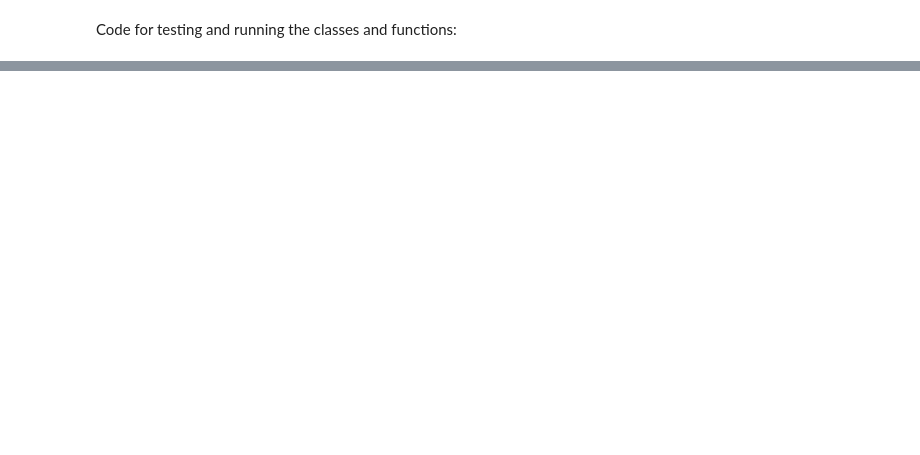
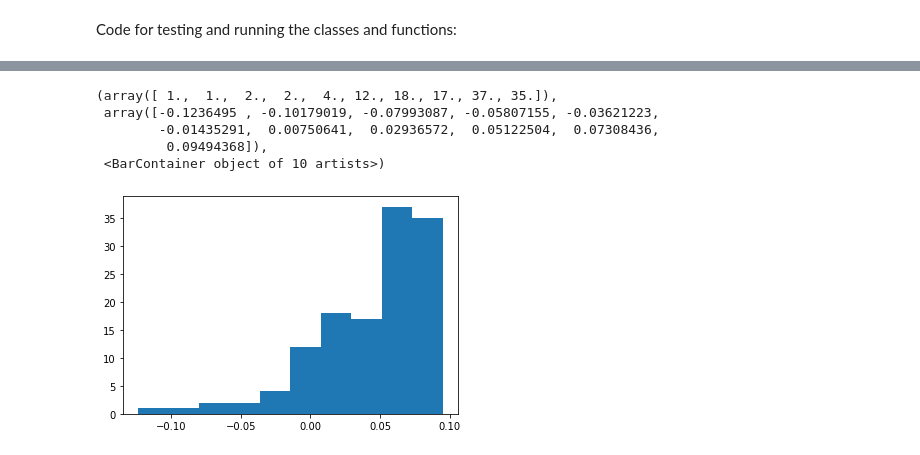
Before and after one commit to anti002/IsolationForestTinyML, a Jupyter notebook: Offline_solution/antonForest.ipynb, the cells around one changed output, grey strips where cells are left out. Drawn from its saved outputs; the diff is of its cells as text; code cells hidden in the pictures; blank space fills up the shorter version.

Commit message:
lots of bug fixes, data sets added

```diff
--- a/Offline_solution/antonForest.ipynb
+++ b/Offline_solution/antonForest.ipynb
@@ -172,11 +170,18 @@ random_state = np.random.RandomState(42)
 # Fit the models with the generated data and
 # compare model performances
 def c(size):
+    #if size <= 1:
+    #    return 1.
+    #else:
+    #    return 2. * (np.log(size-1.)+0.5772156649) - 2.*(size-1.)/size
+
+
+
     if size > 2:
         return 2 * (np.log(size-1)+0.5772156649) - 2*(size-1)/size
     if size == 2:
-        return 1
-    return 0
+        return 1.
+    return 0.
 
 n_trees = 100
 np.random.seed(42)
@@ -189,7 +194,7 @@ clf_lib = IsolationForest(n_estimators = n_trees, random_state=random_state)
 # Add outliers
 #X = np.r_[X, np.random.uniform(low=-6, high=6, size=(n_outliers, 2))]
 
-data = scipy.io.loadmat('C:\\Users\\anton\\OneDrive\\Skrivbord\\Thesis_Code\\IsolationForestTinyML\\DatSets\\wine.mat',
+data = scipy.io.loadmat('C:\\Users\\anton\\OneDrive\\Skrivbord\\Thesis_Code\\IsolationForestTinyML\\DatSets\\ionosphere.mat',
                         squeeze_me=False)
 
 enlist = list(data.items())
@@ -257,5 +262,8 @@ threshold_lib = percentile(scores_pred_lib, 100 * outliers_fraction)
 #plt.show()
 #all_data = [aps, aps_lib]
 #plt.boxplot(all_data)
-#print(scores_pred)
-#print(scores_pred_lib)
+
+å = 0
+while(å < len(scores_pred)):
+    print(scores_pred[å])
+    å += 1
@@ -326,0 +302,9 @@ print(scores_pred_lib)
+# %%
+plt.hist(scores_pred_lib)
+# %% [output]
+(array([ 1.,  1.,  2.,  2.,  4., 12., 18., 17., 37., 35.]),
+ array([-0.1236495 , -0.10179019, -0.07993087, -0.05807155, -0.03621223,
+        -0.01435291,  0.00750641,  0.02936572,  0.05122504,  0.07308436,
+         0.09494368]),
+ <BarContainer object of 10 artists>)
+[figure, added]
```
Also changed, not shown: parts of 19 cells of this notebook, 39 other files.
